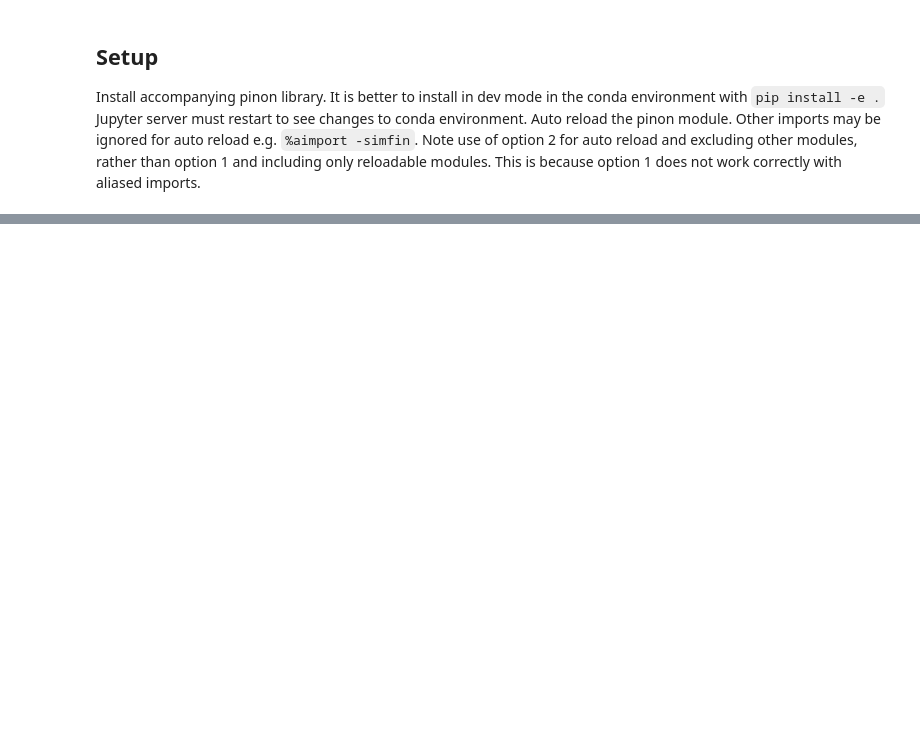
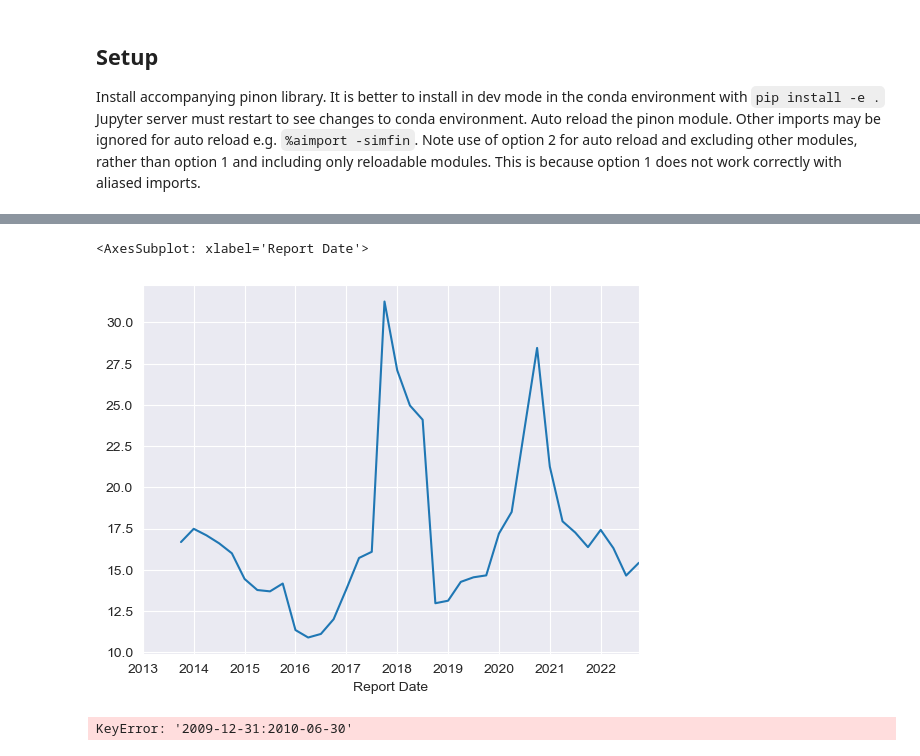
Before and after one commit to ddannenb/pinon, a Jupyter notebook: notebooks/try2.ipynb, the cells around one changed output, grey strips where cells are left out. Drawn from its saved outputs; the diff is of its cells as text; code cells hidden in the pictures; blank space fills up the shorter version.

```diff
--- a/notebooks/try2.ipynb
+++ b/notebooks/try2.ipynb
@@ -125,0 +48,9 @@ pe_x.loc['2022-07-01':'2022-09-30', 'QTR_PE'].mean()
+# %%
+c.m.multiples.loc[('AXP',), pn_cols.TTM_PE_RATIO].plot()
+# %% [output]
+<AxesSubplot: xlabel='Report Date'>
+[figure, added]
+# %%
+c.m.multiples.loc[('V', '2009-12-31:2010-06-30')]
+# %% [output]
+KeyError: '2009-12-31:2010-06-30'
```
Also changed, not shown: parts of 14 cells of this notebook, 3 other files.
